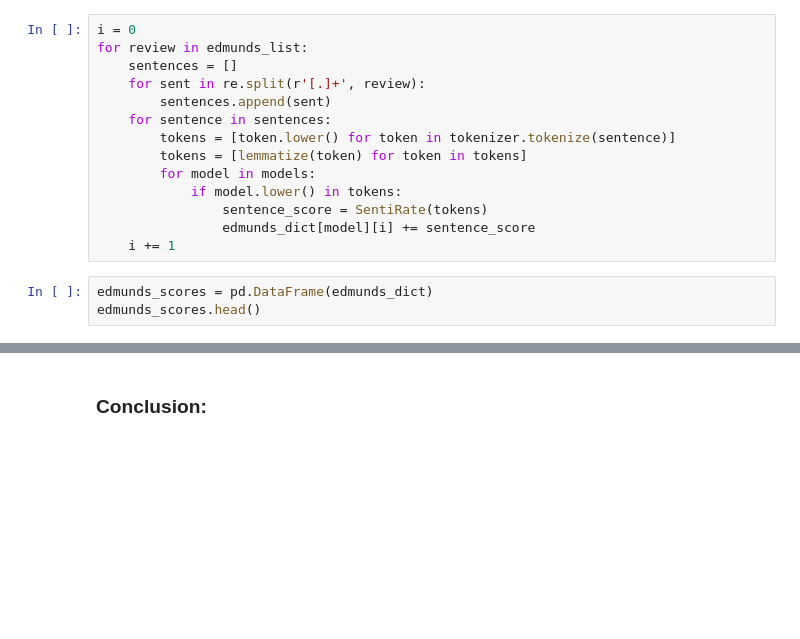
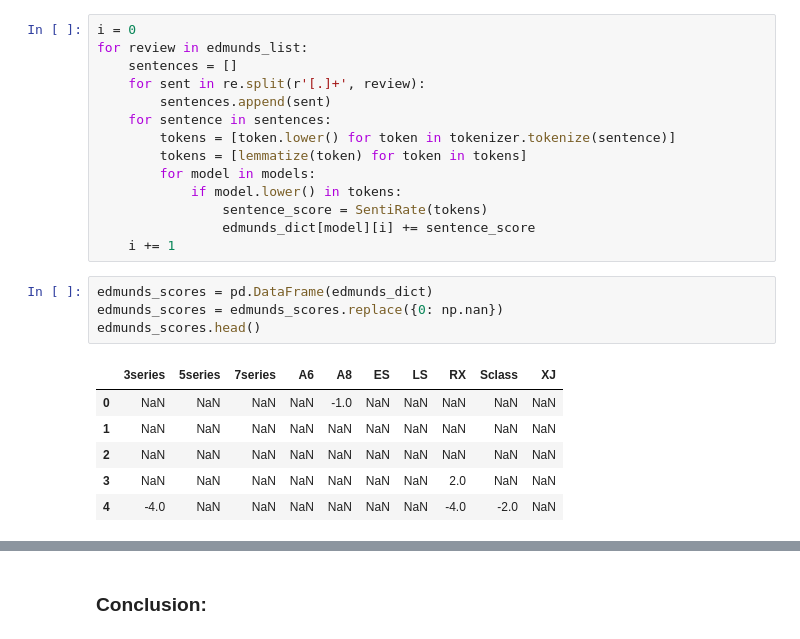
Before and after one commit to brbeckelman/MSBA-Class, a Jupyter notebook: Assignment3/Assignment 3.ipynb, the cells around one changed output, grey strips where cells are left out. Drawn from its saved outputs; the diff is of its cells as text; blank space fills up the shorter version.

```diff
--- a/Assignment3/Assignment 3.ipynb
+++ b/Assignment3/Assignment 3.ipynb
@@ -230,7 +230,15 @@ for review in edmunds_list:
     i += 1
 # %%
 edmunds_scores = pd.DataFrame(edmunds_dict)
+edmunds_scores = edmunds_scores.replace({0: np.nan})
 edmunds_scores.head()
+# %% [output]
+|  | 3series | 5series | 7series | A6 | A8 | ES | LS | RX | Sclass | XJ |
+| 0 | NaN | NaN | NaN | NaN | -1.0 | NaN | NaN | NaN | NaN | NaN |
+| 1 | NaN | NaN | NaN | NaN | NaN | NaN | NaN | NaN | NaN | NaN |
+| 2 | NaN | NaN | NaN | NaN | NaN | NaN | NaN | NaN | NaN | NaN |
+| 3 | NaN | NaN | NaN | NaN | NaN | NaN | NaN | 2.0 | NaN | NaN |
+| 4 | -4.0 | NaN | NaN | NaN | NaN | NaN | NaN | -4.0 | -2.0 | NaN |
 # %%
 nodes = list(edmunds_scores.columns.values)
 col = edmunds_scores.columns
```
Also changed, not shown: parts of 10 cells of this notebook.
